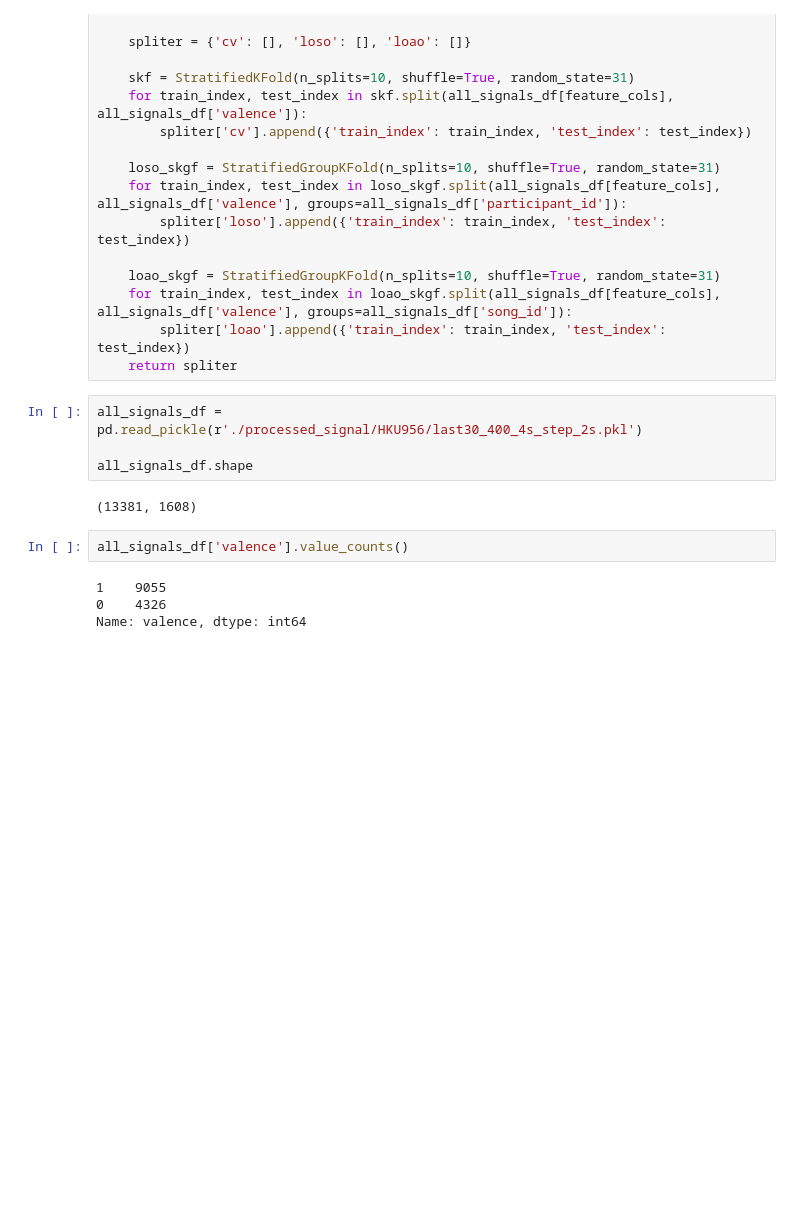
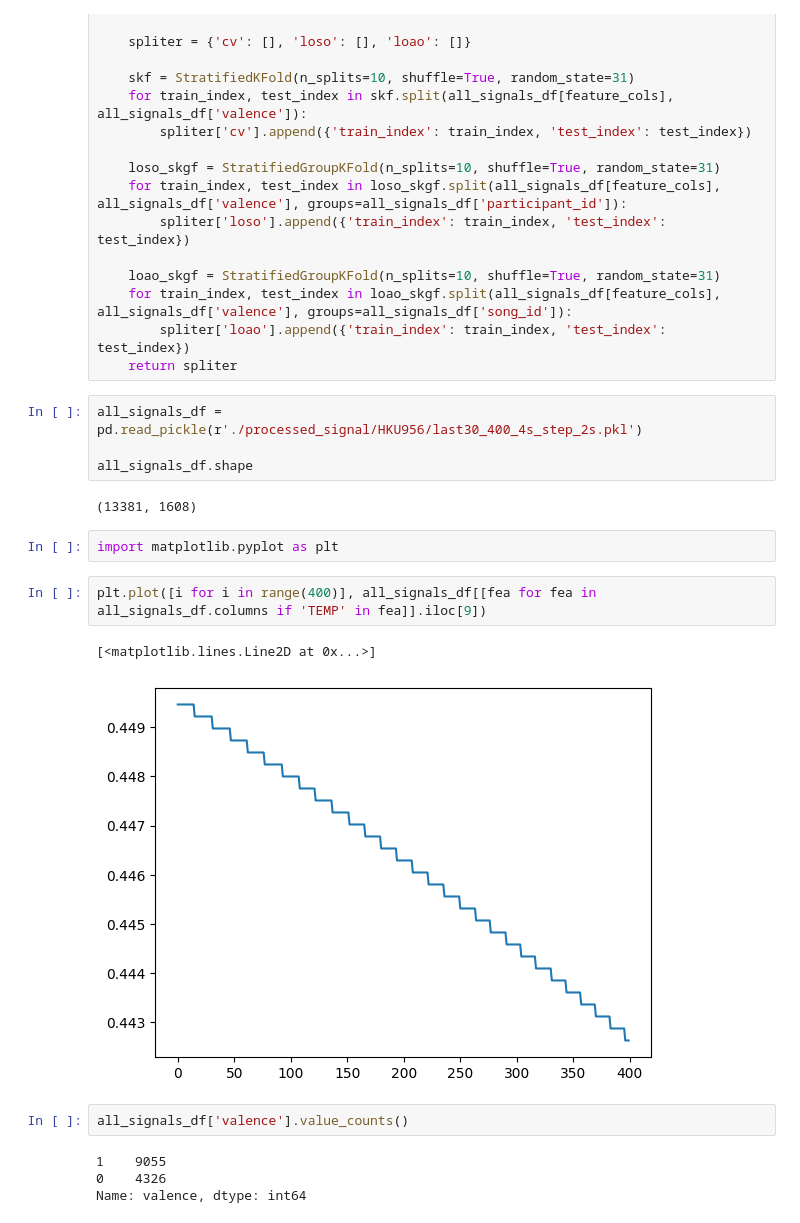
Before and after one commit to AlanConstantine/TPMER, a Jupyter notebook: preprocessing.ipynb, the cells around one changed output. Cells and saved outputs as stored; diff of their text form; blank space fills up the shorter version.

```diff
--- a/preprocessing.ipynb
+++ b/preprocessing.ipynb
@@ -553,6 +560,13 @@ all_signals_df = pd.read_pickle(r'./processed_signal/HKU956/last30_400_4s_step_2
 all_signals_df.shape
 # %% [output]
 (13381, 1608)
+# %%
+import matplotlib.pyplot as plt
+# %%
+plt.plot([i for i in range(400)], all_signals_df[[fea for fea in all_signals_df.columns if 'TEMP' in fea]].iloc[9])
+# %% [output]
+[<matplotlib.lines.Line2D at 0x...>]
+[figure, added]
 # %%
 all_signals_df['valence'].value_counts()
 # %% [output]
```
Also changed, not shown: parts of 3 cells of this notebook.
